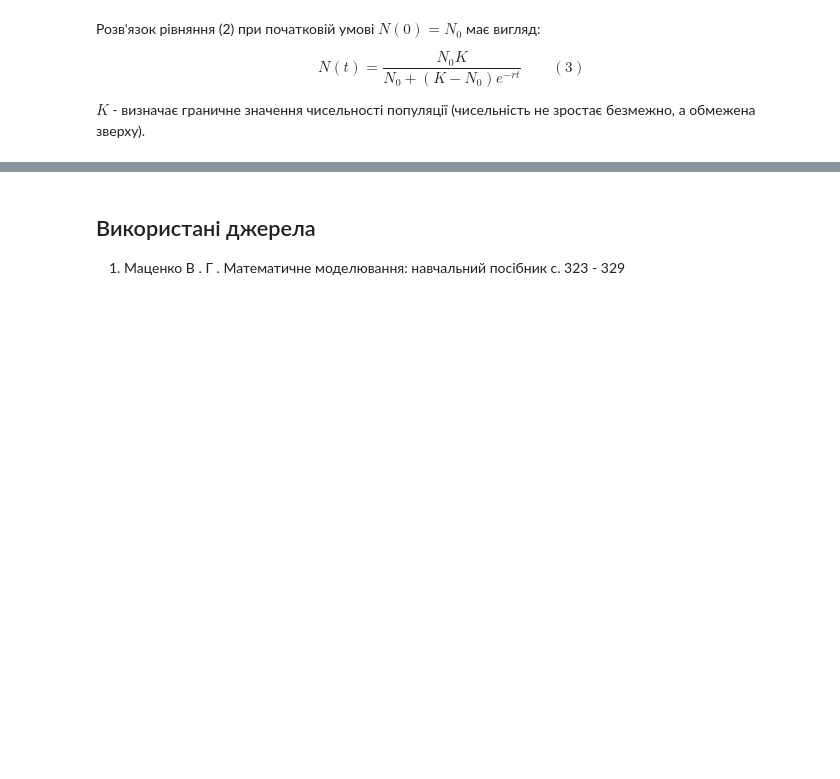
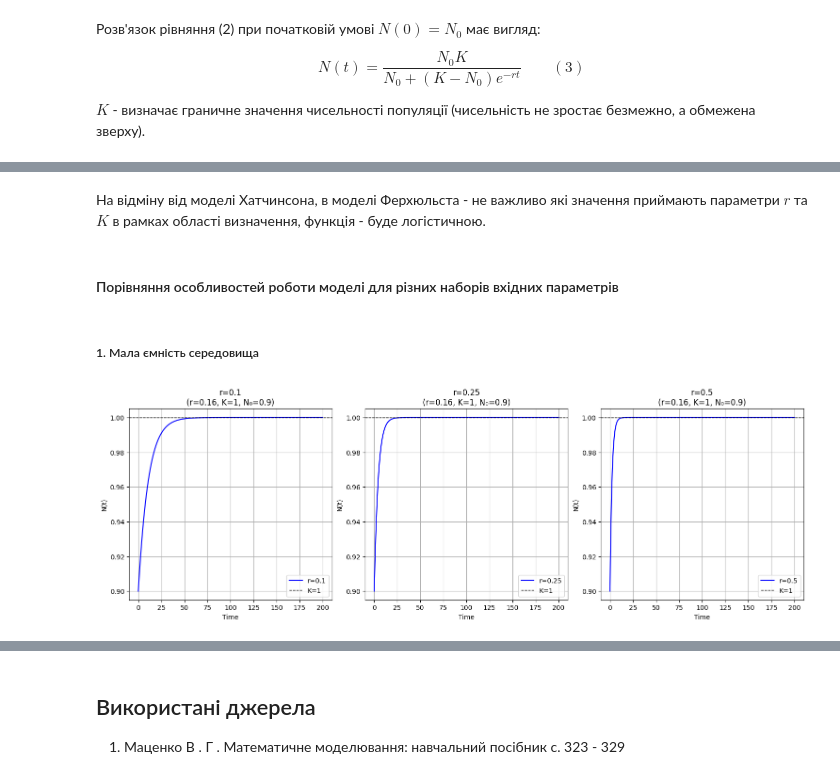
Before and after one commit to LazebnyA/matmod-coursework, a Jupyter notebook: coursework.ipynb, the cells around one changed output, grey strips where cells are left out. Cells and saved outputs as stored; diff of their text form; code cells hidden in the pictures; blank space fills up the shorter version.

```diff
--- a/coursework.ipynb
+++ b/coursework.ipynb
@@ -473,0 +560,4 @@ $K$ - визначає граничне значення чисельності
+# %% [markdown]
+На відміну від моделі Хатчинсона, в моделі Ферхюльста - не важливо які значення приймають параметри $r$ та $K$ в рамках області визначення, функція - буде логістичною.
+# %% [markdown]
+#### Порівняння особливостей роботи моделі для різних наборів вхідних параметрів
@@ -473,0 +619,16 @@ $K$ - визначає граничне значення чисельності
+# %% [markdown]
+##### 1. Мала ємність середовища
+# %%
+# Example usage
+fixed_parameters = {
+    'r': 0.16,
+    'K': 1,
+    'N0': 0.9
+}
+# %%
+compare_logistic_parameters(param_name='r',
+                            param_values=[0.1, 0.25, 0.5],
+                            fixed_params=fixed_parameters,
+                            max_time=200)
+# %% [output]
+[figure, added]
```
Also changed, not shown: parts of 21 cells of this notebook, 1 other file.
